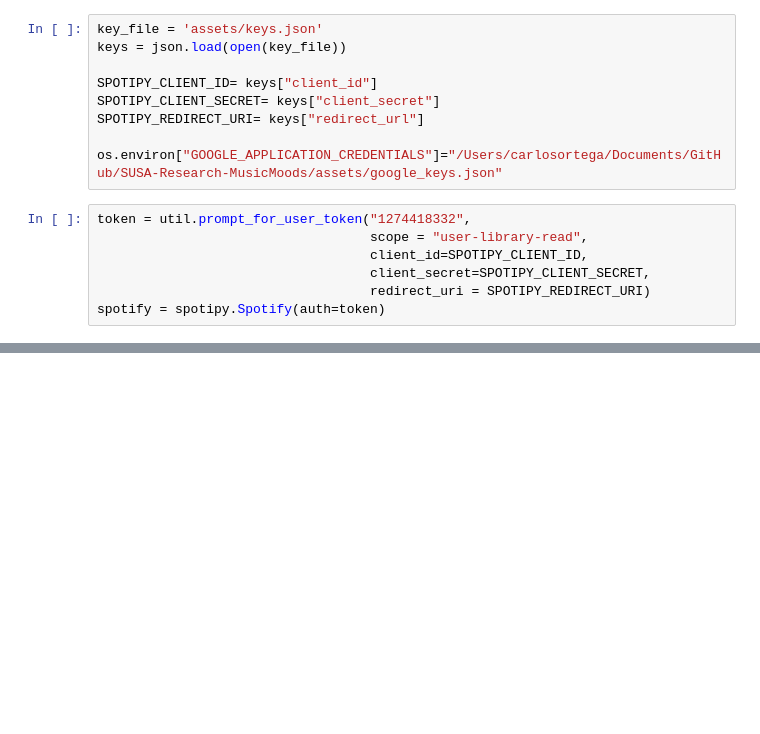
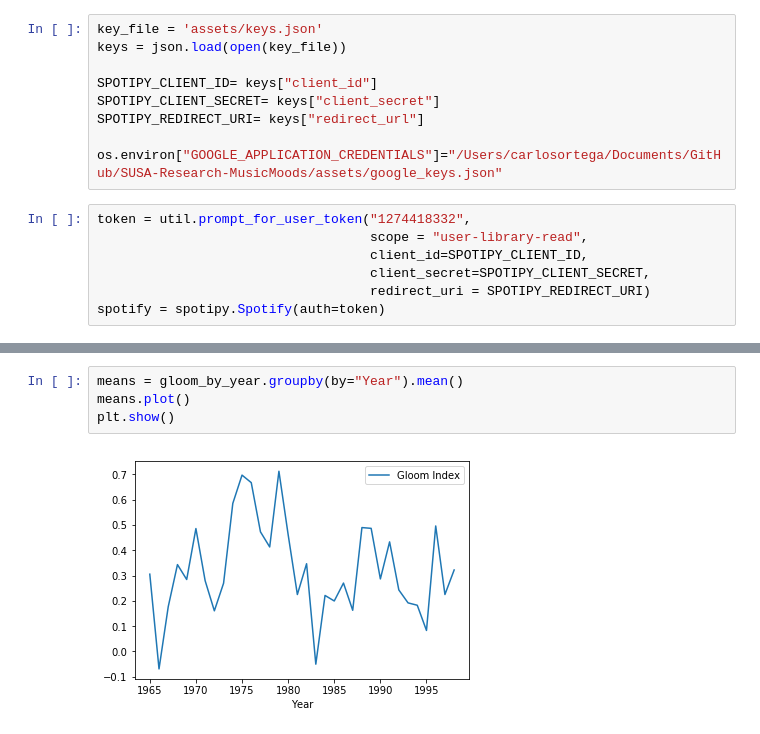
Before and after one commit to SoyCarlos/SUSA-Research-MusicMoods, a Jupyter notebook: SUSA_Music_Moods.ipynb, the cells around one changed output, grey strips where cells are left out. Saved outputs shown, nothing was run; the diff lists cells and outputs as text; blank space fills up the shorter version.

```diff
--- a/SUSA_Music_Moods.ipynb
+++ b/SUSA_Music_Moods.ipynb
@@ -127,0 +175,6 @@ billboard_updated.head()
+# %%
+means = gloom_by_year.groupby(by="Year").mean()
+means.plot()
+plt.show()
+# %% [output]
+[figure, added]
```
Also changed, not shown: parts of 20 cells of this notebook, 1 other file.
